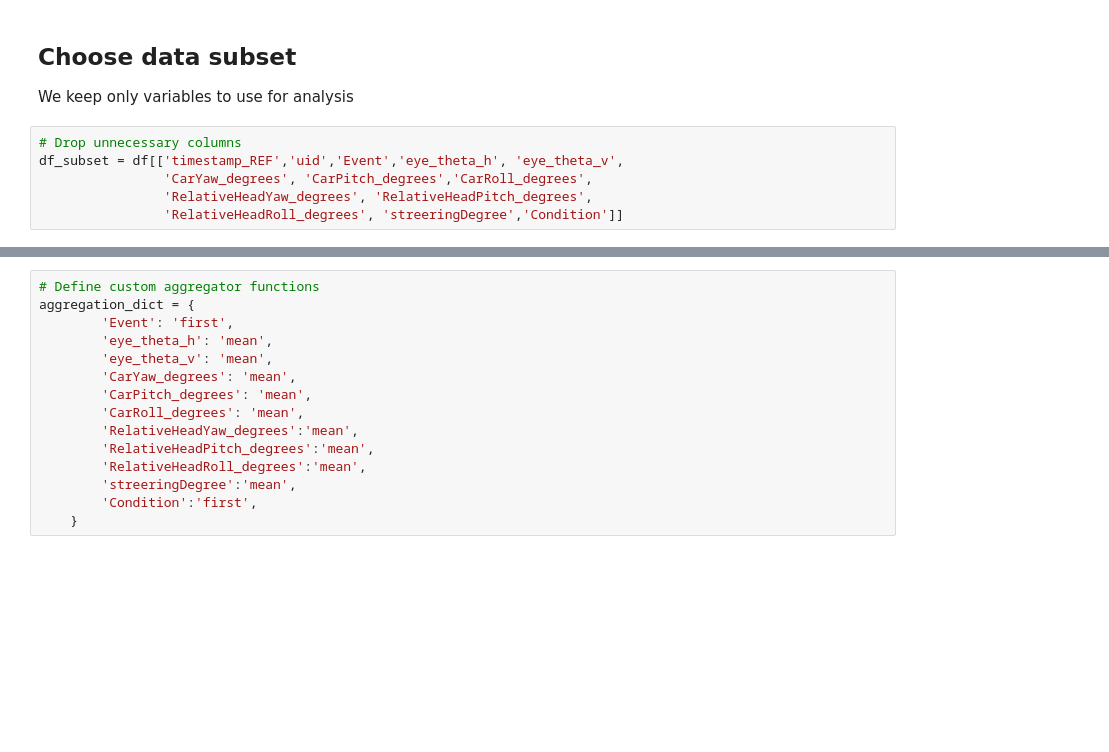
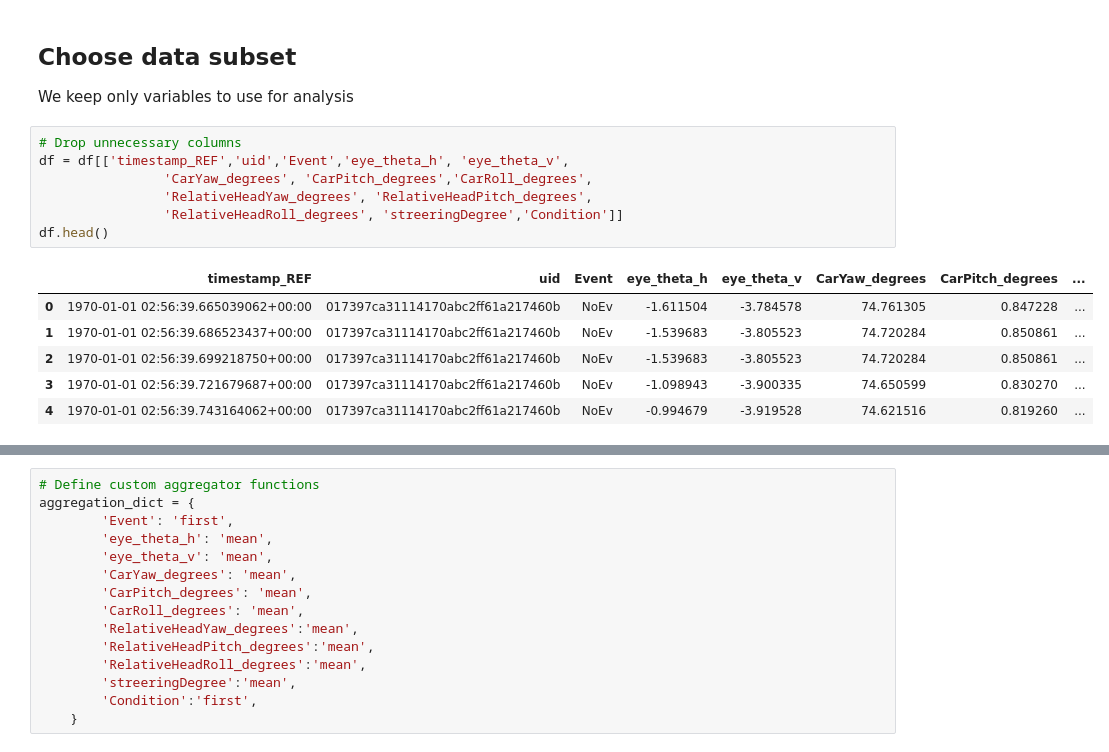
Before and after one commit to JohnMadrid/pca-driving-behavior, a Jupyter notebook: 2-pca.ipynb, the cells around one changed output, grey strips where cells are left out. Cells and saved outputs as stored; diff of their text form; blank space fills up the shorter version.

```diff
--- a/2-pca.ipynb
+++ b/2-pca.ipynb
@@ -121,7 +128,15 @@ plot_sampling_rate_and_time_diff(df)
 We keep only variables to use for analysis
 # %%
 # Drop unnecessary columns
-df_subset = df[['timestamp_REF','uid','Event','eye_theta_h', 'eye_theta_v',
+df = df[['timestamp_REF','uid','Event','eye_theta_h', 'eye_theta_v',
                 'CarYaw_degrees', 'CarPitch_degrees','CarRoll_degrees',
                 'RelativeHeadYaw_degrees', 'RelativeHeadPitch_degrees',
                 'RelativeHeadRoll_degrees', 'streeringDegree','Condition']]
+df.head()
+# %% [output]
+|  | timestamp_REF | uid | Event | eye_theta_h | eye_theta_v | CarYaw_degrees | CarPitch_degrees | ... |
+| 0 | 1970-01-01 02:56:39.665039062+00:00 | 017397ca31114170abc2ff61a217460b | NoEv | -1.611504 | -3.784578 | 74.761305 | 0.847228 | ... |
+| 1 | 1970-01-01 02:56:39.686523437+00:00 | 017397ca31114170abc2ff61a217460b | NoEv | -1.539683 | -3.805523 | 74.720284 | 0.850861 | ... |
+| 2 | 1970-01-01 02:56:39.699218750+00:00 | 017397ca31114170abc2ff61a217460b | NoEv | -1.539683 | -3.805523 | 74.720284 | 0.850861 | ... |
+| 3 | 1970-01-01 02:56:39.721679687+00:00 | 017397ca31114170abc2ff61a217460b | NoEv | -1.098943 | -3.900335 | 74.650599 | 0.830270 | ... |
+| 4 | 1970-01-01 02:56:39.743164062+00:00 | 017397ca31114170abc2ff61a217460b | NoEv | -0.994679 | -3.919528 | 74.621516 | 0.819260 | ... |
```
Also changed, not shown: parts of 45 cells of this notebook, 2 other files.
